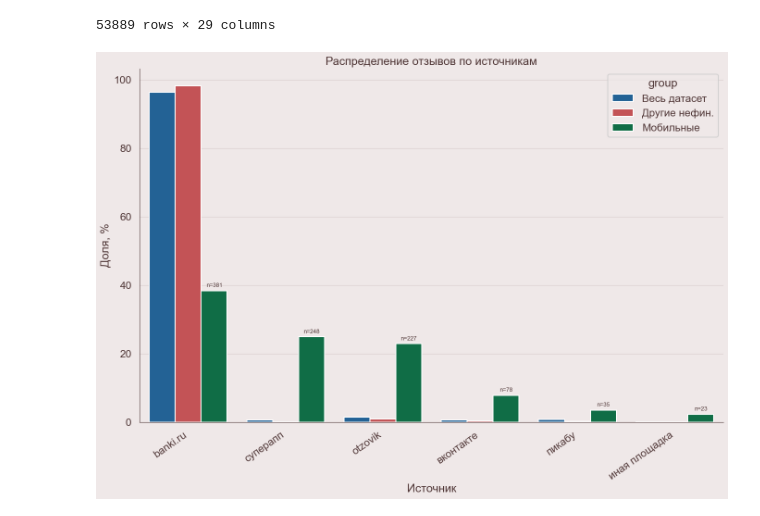
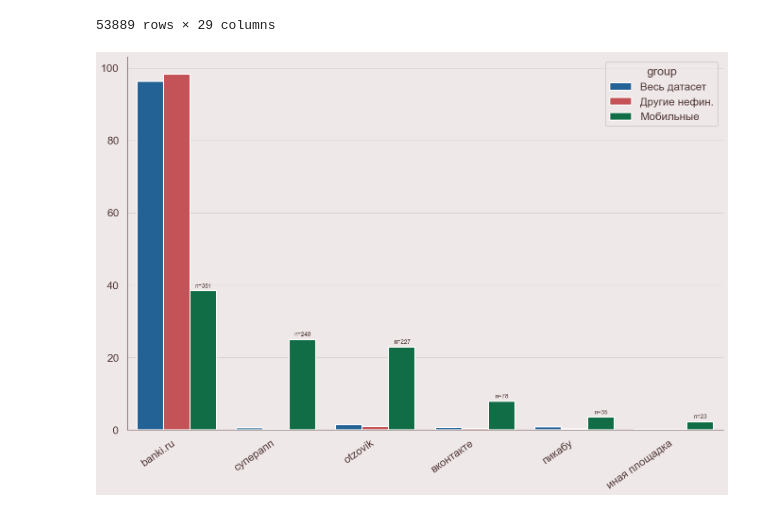
Before and after one commit to Neat-Snap/dano25, a Jupyter notebook: altmeh.ipynb, the cells around one changed output. Cells and saved outputs as stored; diff of their text form; code cells hidden in the pictures.

```diff
--- a/altmeh.ipynb
+++ b/altmeh.ipynb
@@ -113,37 +113,36 @@ ax = sns.barplot(
     data=plot_data,
     x="review_source",
     y="share_pct",
     hue="group",
     order=sources_order,
     hue_order=hue_order,
     errorbar=None
 )
 
-plt.title("Распределение отзывов по источникам")
-plt.xlabel("Источник")
-plt.ylabel("Доля, %")
 plt.xticks(rotation=35, ha="right")
 plt.tight_layout()
 
 mobile_counts = (
     plot_data[plot_data["group"] == "Мобильные"]
     .set_index("review_source")["reviews_count"]
     .reindex(sources_order)
     .fillna(0)
     .astype(int)
     .tolist()
 )
 
+plt.xlabel(None)
+plt.ylabel(None)
 mobile_container = ax.containers[hue_order.index("Мобильные")]
 for bar, n in zip(mobile_container, mobile_counts):
     x = bar.get_x() + bar.get_width() / 2
     y = bar.get_height()
     ax.annotate(f"n={n}", (x, y), ha="center", va="bottom",
                 fontsize=9, xytext=(0, 3), textcoords="offset points")
 
 plt.show()
 # %% [output]
-[figure, old version]
+[figure, new version]
 # %%
 mobile_reviews = df[df["is_mobile_product"].fillna(False).astype(bool)].copy()
 mobile_reviews["review_source"] = mobile_reviews["review_source"].fillna("нет").astype(str)
```
Also changed, not shown: parts of 1 cell of this notebook.
